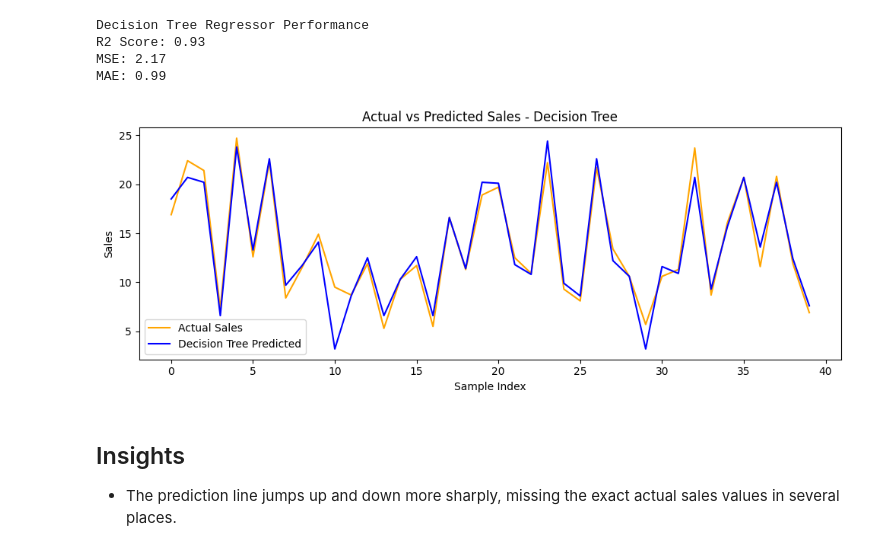
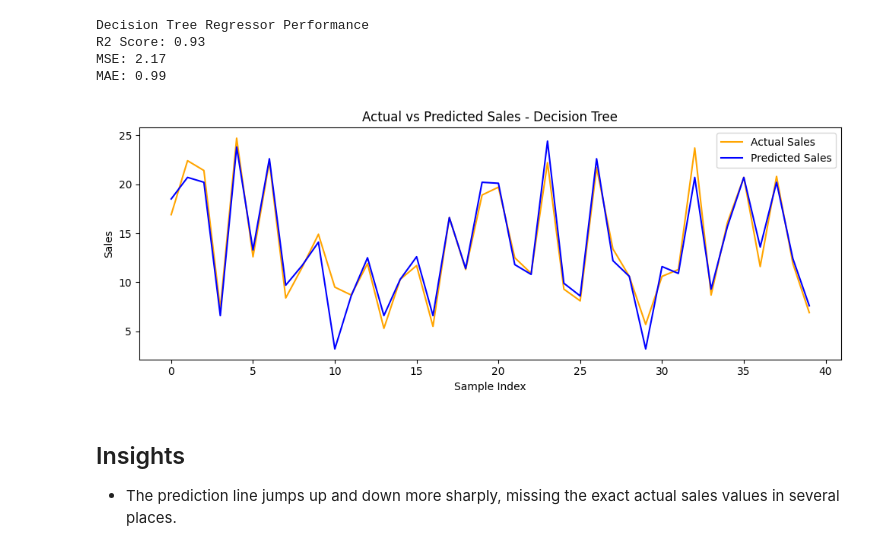
Before and after one commit to aalhadramteke/AI-ML-Internship, a Jupyter notebook: Day 11/SalesPrediction.ipynb, the cells around one changed output. Drawn from its saved outputs; the diff is of its cells as text; code cells hidden in the pictures.

```diff
--- a/Day 11/SalesPrediction.ipynb
+++ b/Day 11/SalesPrediction.ipynb
@@ -190,16 +190,16 @@ MAE: 0.99
 # %%
 plt.figure(figsize=(10, 4))
 plt.plot(y_test.values[:50], label='Actual Sales', color='orange')
-plt.plot(y_pred_dt[:50], label='Decision Tree Predicted', color='blue')
+plt.plot(y_pred_dt[:50], label='Predicted Sales', color='blue')
 
 plt.title('Actual vs Predicted Sales - Decision Tree')
 plt.xlabel('Sample Index')
 plt.ylabel('Sales')
 plt.legend()
 plt.tight_layout()
 plt.show()
 # %% [output]
-[figure, old version]
+[figure, new version]
 # %% [markdown]
 ## Insights
 - The prediction line jumps up and down more sharply, missing the exact actual sales values in several places.
```
